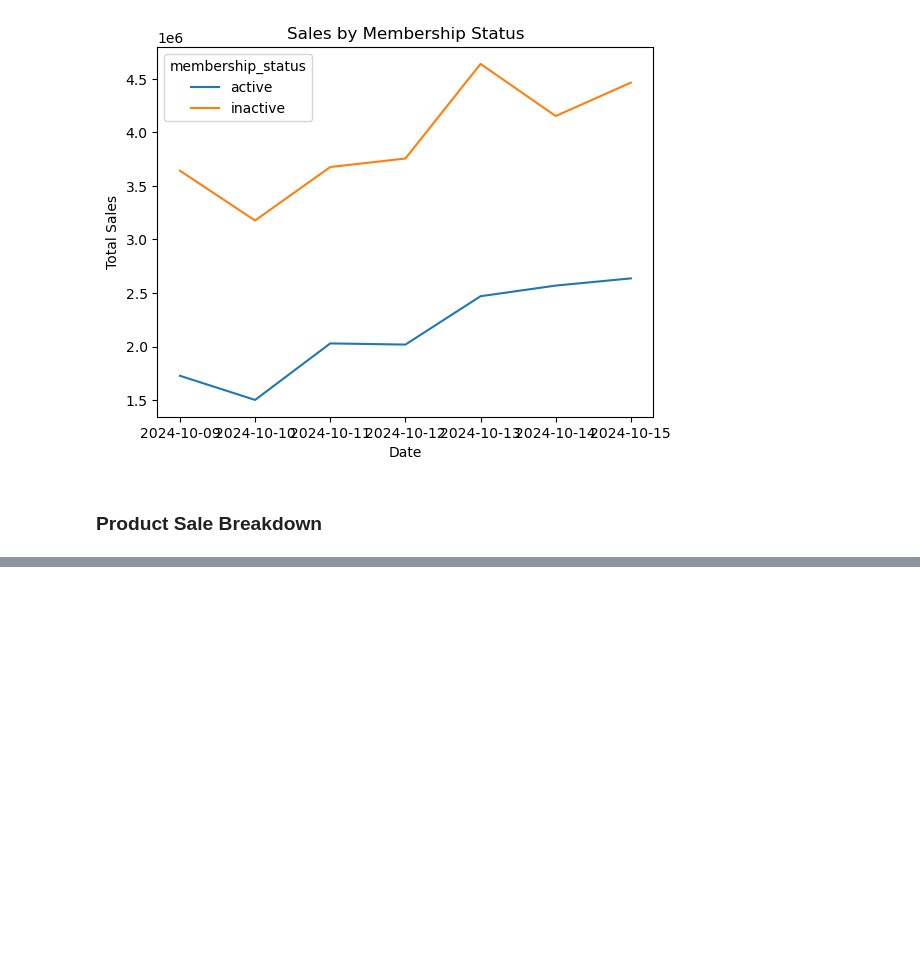
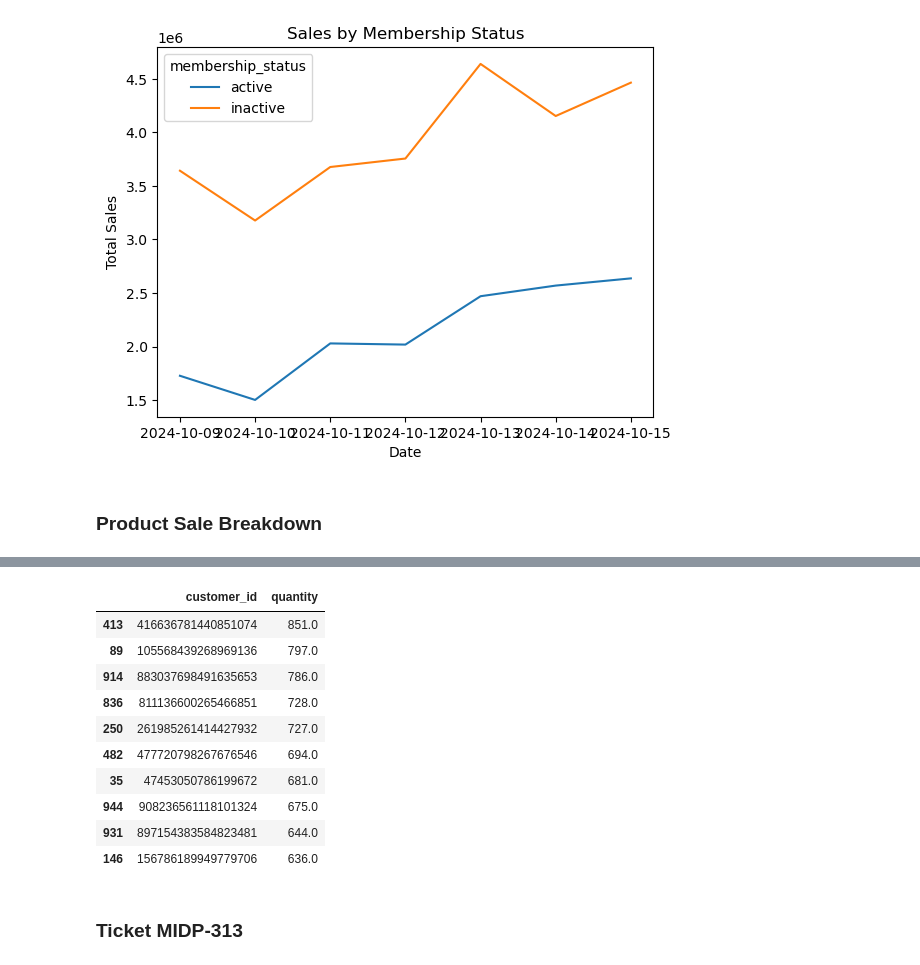
Before and after one commit to dasAvijit/4d-python-assessment_solution, a Jupyter notebook: workbook.ipynb, the cells around one changed output, grey strips where cells are left out. Saved outputs shown, nothing was run; the diff lists cells and outputs as text; code cells hidden in the pictures; blank space fills up the shorter version.

```diff
--- a/workbook.ipynb
+++ b/workbook.ipynb
@@ -103,0 +145,17 @@ data.to_csv('./final_results/product_sale_breakdown.csv')
+# %%
+filtered_df_active = merged_with_products[(merged_with_products['sale_date'] <= '2024-10-15') & (merged_with_products['membership_status'] == 'active')]
+top_customers_active = filtered_df_active.groupby('customer_id')['quantity'].sum().reset_index()
+top_10_customers_active = top_customers_active.sort_values(by='quantity', ascending=False).head(10)
+top_10_customers_active
+# %% [output]
+|  | customer_id | quantity |
+| 413 | 416636781440851074 | 851.0 |
+| 89 | 105568439268969136 | 797.0 |
+| 914 | 883037698491635653 | 786.0 |
+| 836 | 811136600265466851 | 728.0 |
+| 250 | 261985261414427932 | 727.0 |
+| 482 | 477720798267676546 | 694.0 |
+| 35 | 47453050786199672 | 681.0 |
+| 944 | 908236561118101324 | 675.0 |
+| 931 | 897154383584823481 | 644.0 |
+| 146 | 156786189949779706 | 636.0 |
@@ -103,0 +164,2 @@ data.to_csv('./final_results/product_sale_breakdown.csv')
+# %% [markdown]
+### Ticket MIDP-313
```
Also changed, not shown: parts of 7 cells of this notebook, 2 other files.
